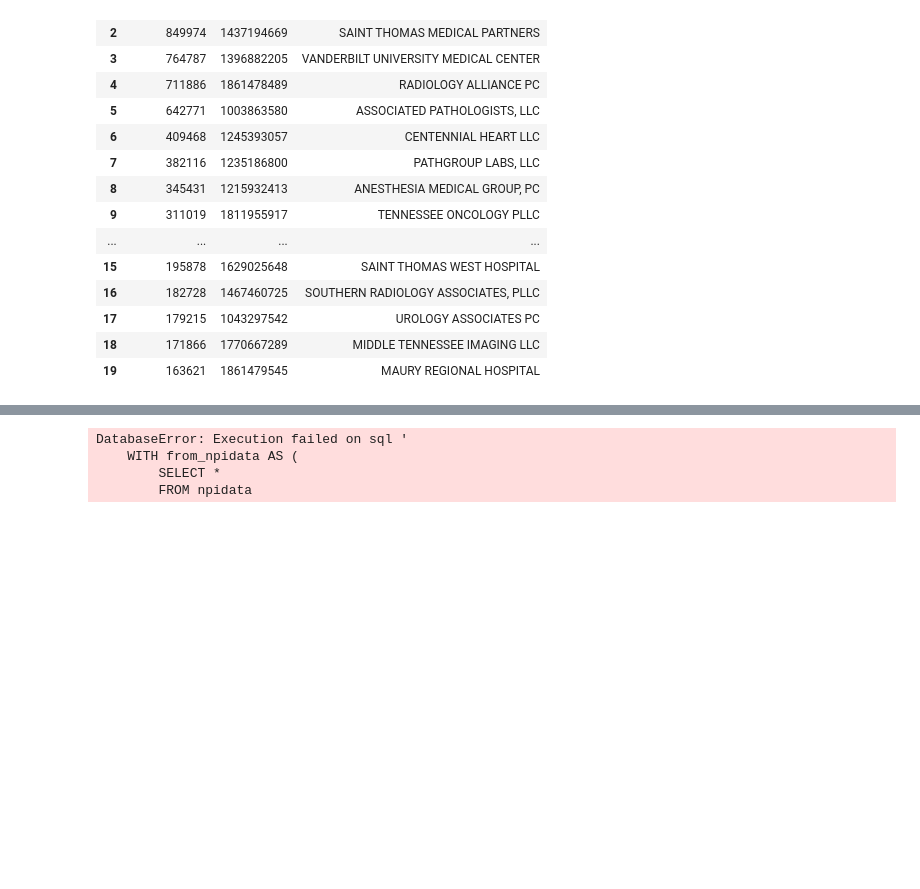
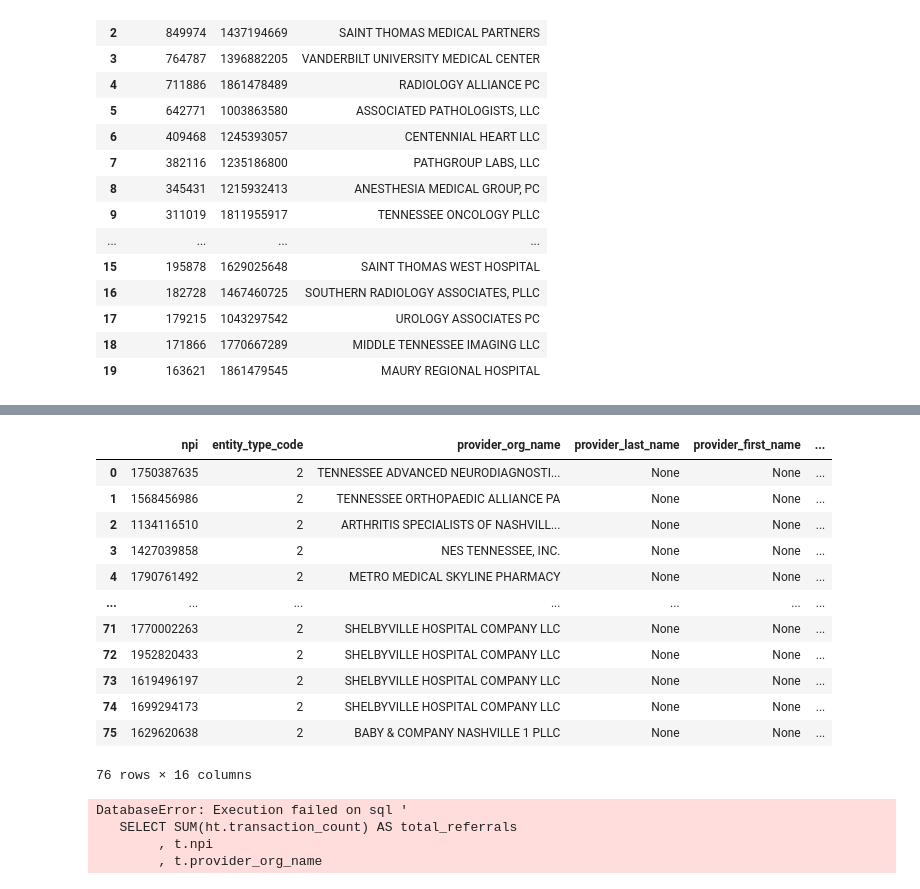
Before and after one commit to nss-data-science-cohort-4/hcbb_hop_team-3m, a Jupyter notebook: notebooks/hcbb_parker03_data_exploration.ipynb, the cells around one changed output, grey strips where cells are left out. Cells and saved outputs as stored; diff of their text form; code cells hidden in the pictures; blank space fills up the shorter version.

```diff
--- a/notebooks/hcbb_parker03_data_exploration.ipynb
+++ b/notebooks/hcbb_parker03_data_exploration.ipynb
@@ -103,22 +170,57 @@ test
+# %%
+# Find competitor hosptitals with the largest number of total referrals.
+with sqlite3.connect('../data/hcbb.sqlite') as db :
+    query = """
+    WITH vandy_address AS (
+        SELECT *
+        FROM npidata
+        WHERE provider_org_name LIKE '%VANDERBILT%'
+        GROUP BY provider_business_address_1
+            , provider_business_city
+            , provider_business_state
+            , provider_business_zip5
+    )
+    SELECT *
+    FROM npidata
+    --JOIN vandy_address AS va USING(npi)
+    WHERE provider_org_name NOT LIKE '%VANDERBILT%'
+    AND provider_business_address_1 IN (SELECT provider_business_address_1 FROM vandy_address)
+    AND provider_business_city IN (SELECT provider_business_city FROM vandy_address)
+    AND provider_business_zip5 IN (SELECT provider_business_zip5 FROM vandy_address)
+    """
+
+    test = pd.read_sql(query, db)
+
+test
+# %% [output]
+|  | npi | entity_type_code | provider_org_name | provider_last_name | provider_first_name | ... |
+| 0 | 1750387635 | 2 | TENNESSEE ADVANCED NEURODIAGNOSTI... | None | None | ... |
+| 1 | 1568456986 | 2 | TENNESSEE ORTHOPAEDIC ALLIANCE PA | None | None | ... |
+| 2 | 1134116510 | 2 | ARTHRITIS SPECIALISTS OF NASHVILL... | None | None | ... |
+| 3 | 1427039858 | 2 | NES TENNESSEE, INC. | None | None | ... |
+| 4 | 1790761492 | 2 | METRO MEDICAL SKYLINE PHARMACY | None | None | ... |
+| ... | ... | ... | ... | ... | ... | ... |
+| 71 | 1770002263 | 2 | SHELBYVILLE HOSPITAL COMPANY LLC | None | None | ... |
+| 72 | 1952820433 | 2 | SHELBYVILLE HOSPITAL COMPANY LLC | None | None | ... |
+| 73 | 1619496197 | 2 | SHELBYVILLE HOSPITAL COMPANY LLC | None | None | ... |
+| 74 | 1699294173 | 2 | SHELBYVILLE HOSPITAL COMPANY LLC | None | None | ... |
+| 75 | 1629620638 | 2 | BABY & COMPANY NASHVILLE 1 PLLC | None | None | ... |
+76 rows × 16 columns
 # %%
 # Find competitor hosptitals with the largest number of total referrals by from_npi
 with sqlite3.connect('../data/hcbb.sqlite') as db :
     query = """
-    WITH from_npidata AS (
-        SELECT *
-        FROM npidata
-    )
-    SELECT SUM(transaction_count) AS total_referrals
-        , to_npi
-        , n.provider_org_name
-        , from_npi.*
-    FROM filtered_hop_teaming AS f
-    JOIN npidata AS n
-    ON f.to_npi = n.npi
-    JOIN from_npidata
-    ON f.from_npi = from_npidata.npi
-    GROUP BY to_npi, provider_org_name, from_npi
-    HAVING provider_org_name NOT LIKE '%VANDERBILT%'
+   SELECT SUM(ht.transaction_count) AS total_referrals
+        , t.npi
+        , t.provider_org_name
+        , f.npi
+    FROM filtered_hop_teaming AS ht
+    JOIN npidata AS t
+    ON ht.to_npi = t.npi
+    JOIN npidata AS f
+    ON ht.from_npi = f.npi
+    GROUP BY t.npi, t.provider_org_name, f.npi
+    HAVING t.provider_org_name NOT LIKE '%VANDERBILT%'
     ORDER BY total_referrals DESC
     LIMIT 10;
     """
@@ -128,6 +230,6 @@ with sqlite3.connect('../data/hcbb.sqlite') as db :
 test
 # %% [output]
 DatabaseError: Execution failed on sql '
-    WITH from_npidata AS (
-        SELECT *
-        FROM npidata
+   SELECT SUM(ht.transaction_count) AS total_referrals
+        , t.npi
+        , t.provider_org_name
```
Also changed, not shown: parts of 7 cells of this notebook.
